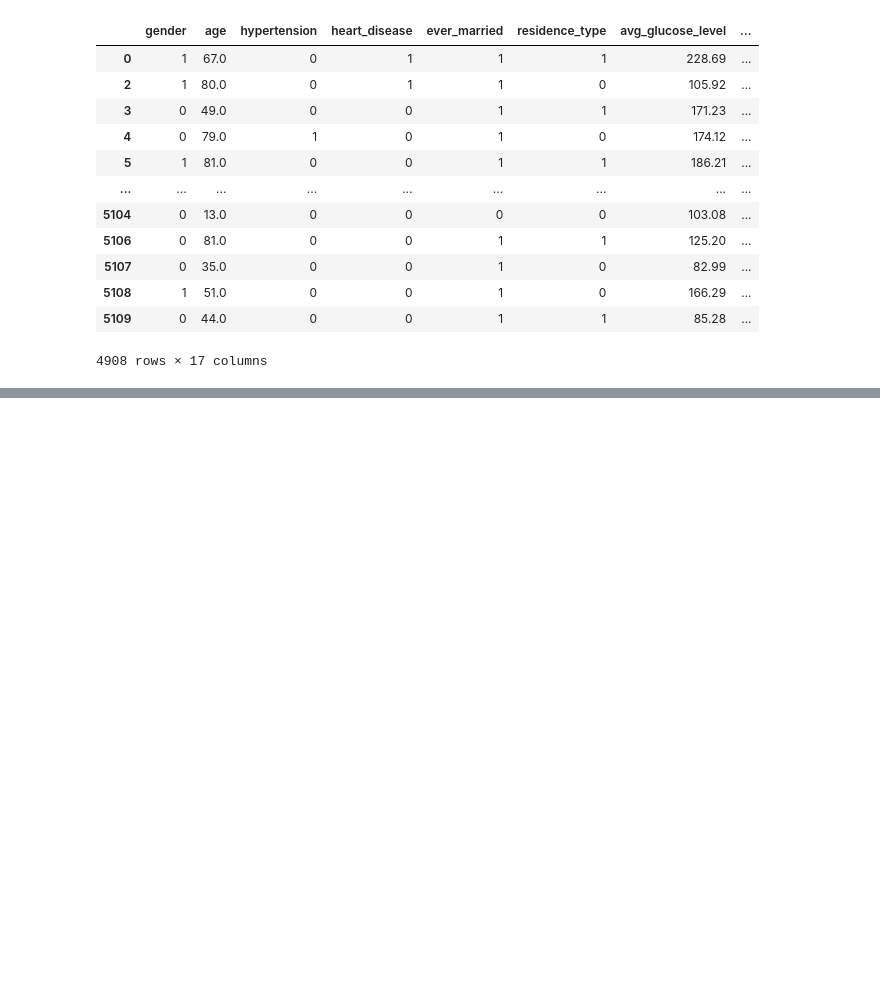
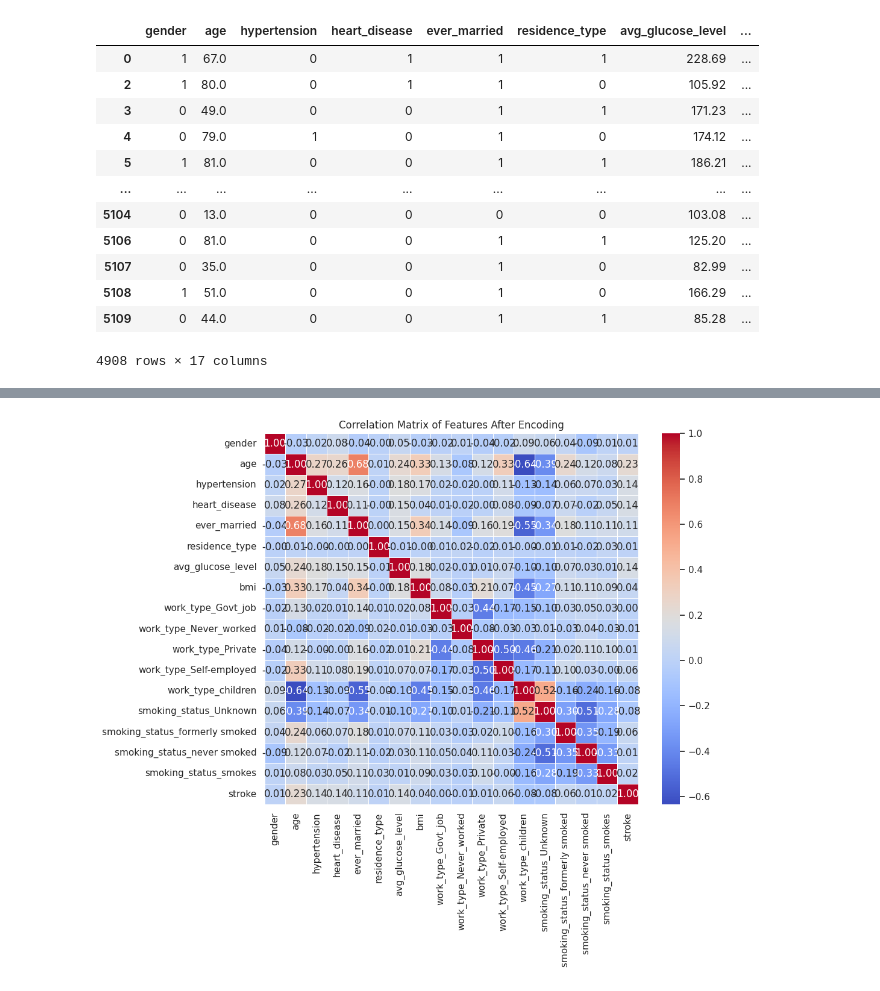
Before and after one commit to Chii2401344/BCS102_Assignment, a Jupyter notebook: BCS102_Assignment.ipynb, the cells around one changed output, grey strips where cells are left out. Drawn from its saved outputs; the diff is of its cells as text; code cells hidden in the pictures; blank space fills up the shorter version.

```diff
--- a/BCS102_Assignment.ipynb
+++ b/BCS102_Assignment.ipynb
@@ -372,0 +416,11 @@ x_encoded
+# %%
+# Joining x and y together into 1 DataFrame
+df_model = pd.concat([x_encoded, y], axis=1)
+# Visualization of Correlation Matrix with Target Variable
+correlation_matrix = df_model.corr(numeric_only=True)
+plt.figure(figsize=(10,8))
+sns.heatmap(correlation_matrix, annot=True, cmap='coolwarm', fmt=".2f", linewidths=0.5)
+plt.title("Correlation Matrix of Features After Encoding")
+plt.show()
+# %% [output]
+[figure, added]
```
Also changed, not shown: parts of 10 cells of this notebook.
